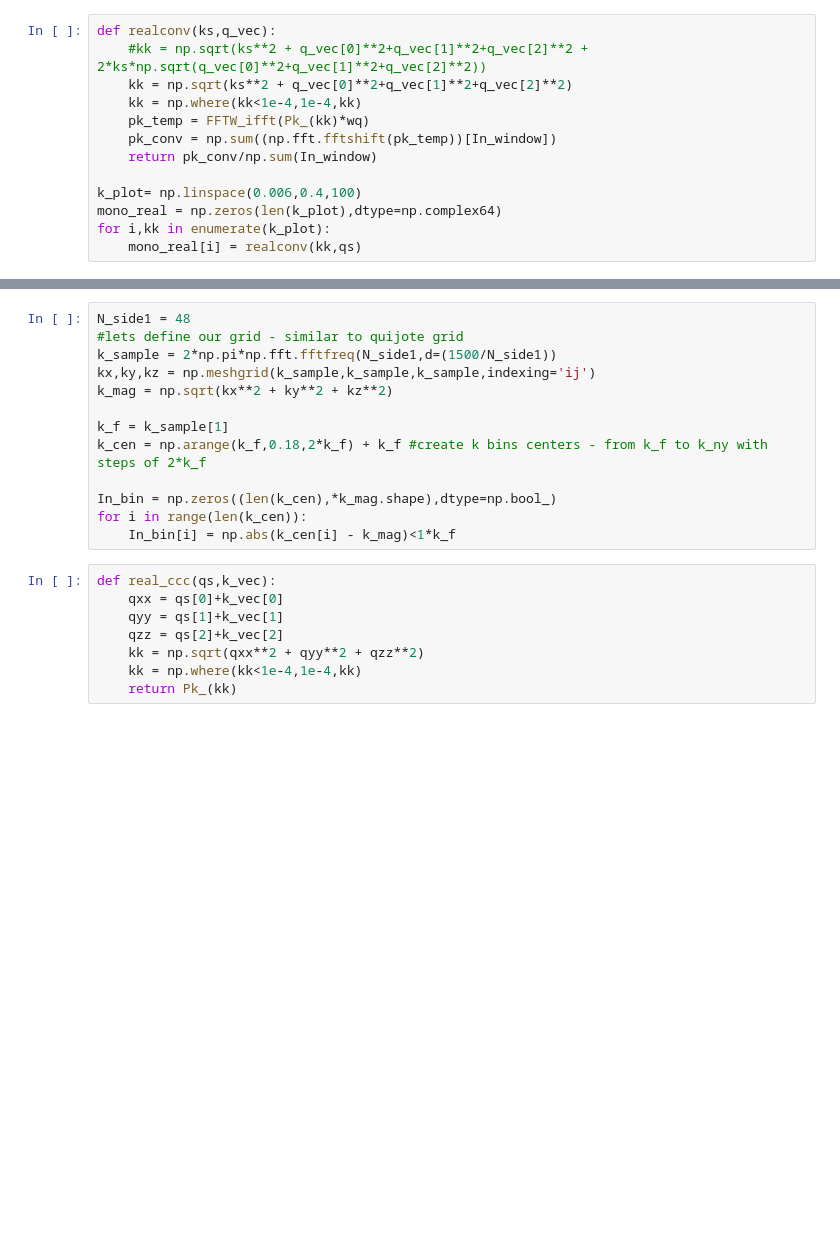
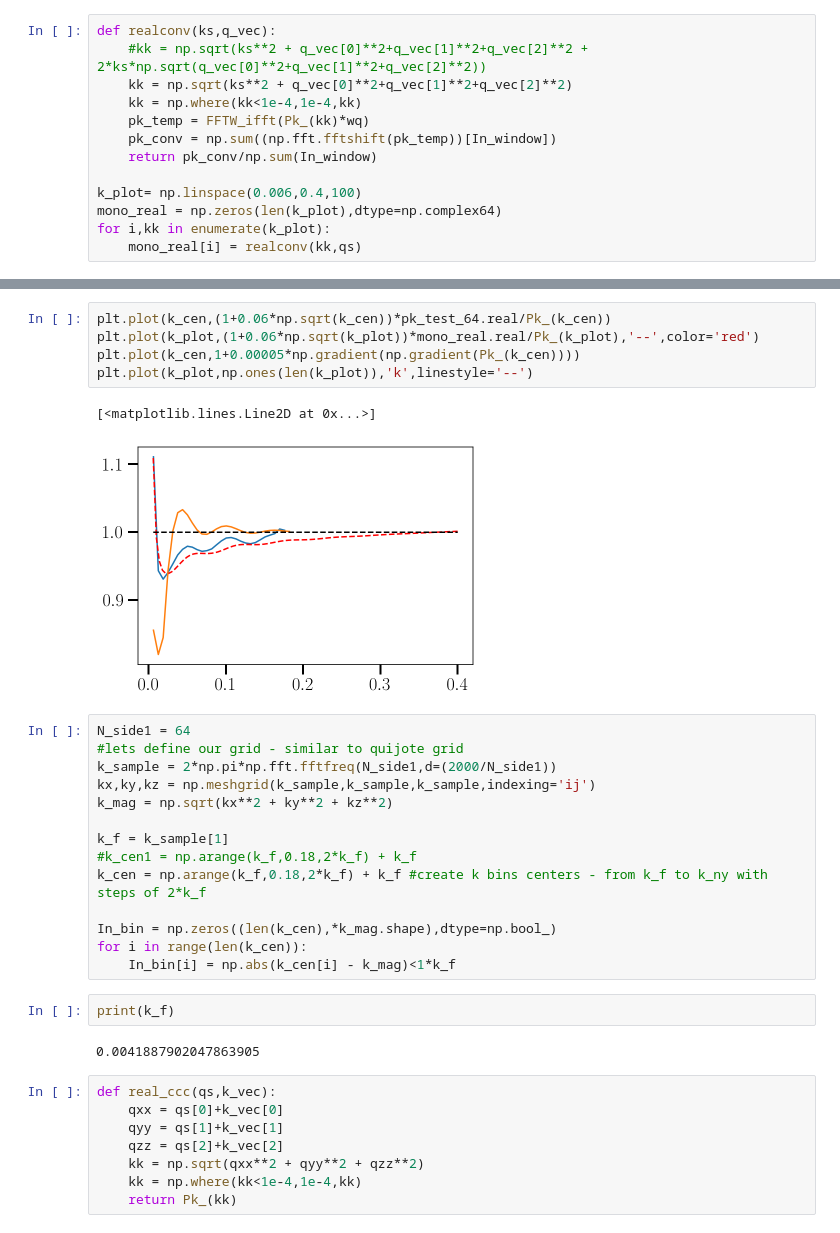
Before and after one commit to craddis1/PkBk, a Jupyter notebook: Notebooks/run_pk_but_with_padding.ipynb, the cells around one changed output, grey strips where cells are left out. Saved outputs shown, nothing was run; the diff lists cells and outputs as text; blank space fills up the shorter version.

```diff
--- a/Notebooks/run_pk_but_with_padding.ipynb
+++ b/Notebooks/run_pk_but_with_padding.ipynb
@@ -719,16 +721,29 @@ plt.grid(ls='--',lw=0.75)
+# %%
+plt.plot(k_cen,(1+0.06*np.sqrt(k_cen))*pk_test_64.real/Pk_(k_cen))
+plt.plot(k_plot,(1+0.06*np.sqrt(k_plot))*mono_real.real/Pk_(k_plot),'--',color='red')
+plt.plot(k_cen,1+0.00005*np.gradient(np.gradient(Pk_(k_cen))))
+plt.plot(k_plot,np.ones(len(k_plot)),'k',linestyle='--')
+# %% [output]
+[<matplotlib.lines.Line2D at 0x...>]
+[figure, added]
 # %%
-N_side1 = 48
+N_side1 = 64
 #lets define our grid - similar to quijote grid
-k_sample = 2*np.pi*np.fft.fftfreq(N_side1,d=(1500/N_side1))
+k_sample = 2*np.pi*np.fft.fftfreq(N_side1,d=(2000/N_side1))
 kx,ky,kz = np.meshgrid(k_sample,k_sample,k_sample,indexing='ij')
 k_mag = np.sqrt(kx**2 + ky**2 + kz**2)
 
 k_f = k_sample[1]
+#k_cen1 = np.arange(k_f,0.18,2*k_f) + k_f
 k_cen = np.arange(k_f,0.18,2*k_f) + k_f #create k bins centers - from k_f to k_ny with steps of 2*k_f
 
 In_bin = np.zeros((len(k_cen),*k_mag.shape),dtype=np.bool_)
 for i in range(len(k_cen)):
     In_bin[i] = np.abs(k_cen[i] - k_mag)<1*k_f
+# %%
+print(k_f)
+# %% [output]
+0.0041887902047863905
 # %%
 def real_ccc(qs,k_vec):
     qxx = qs[0]+k_vec[0]
```
Also changed, not shown: parts of 2 cells of this notebook.
